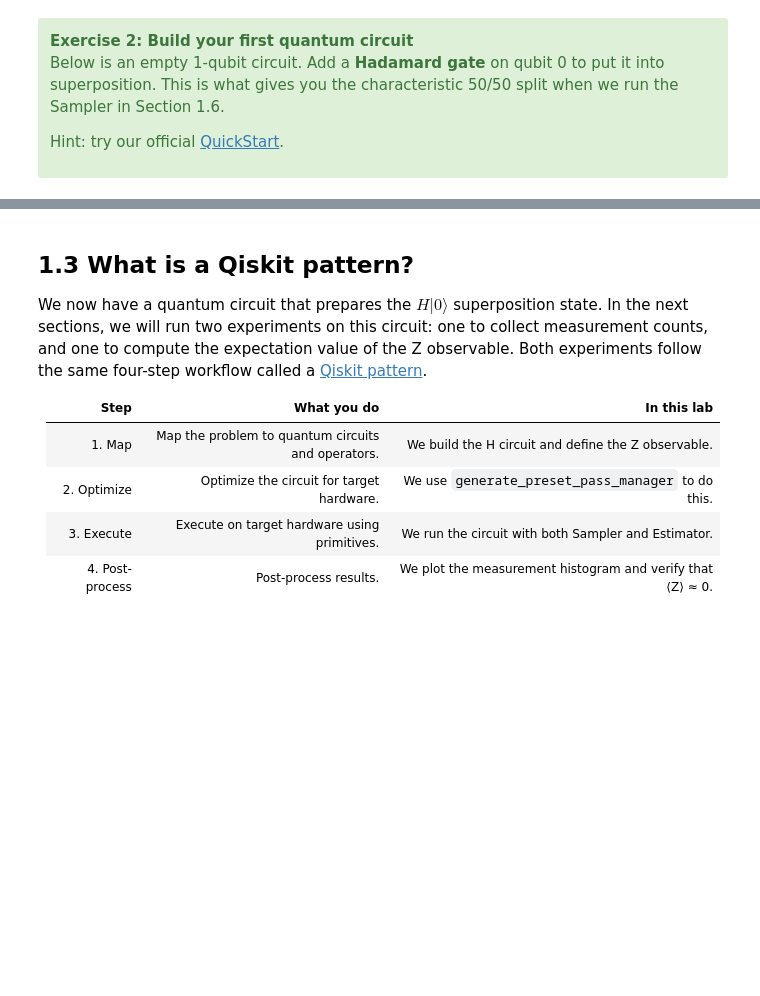
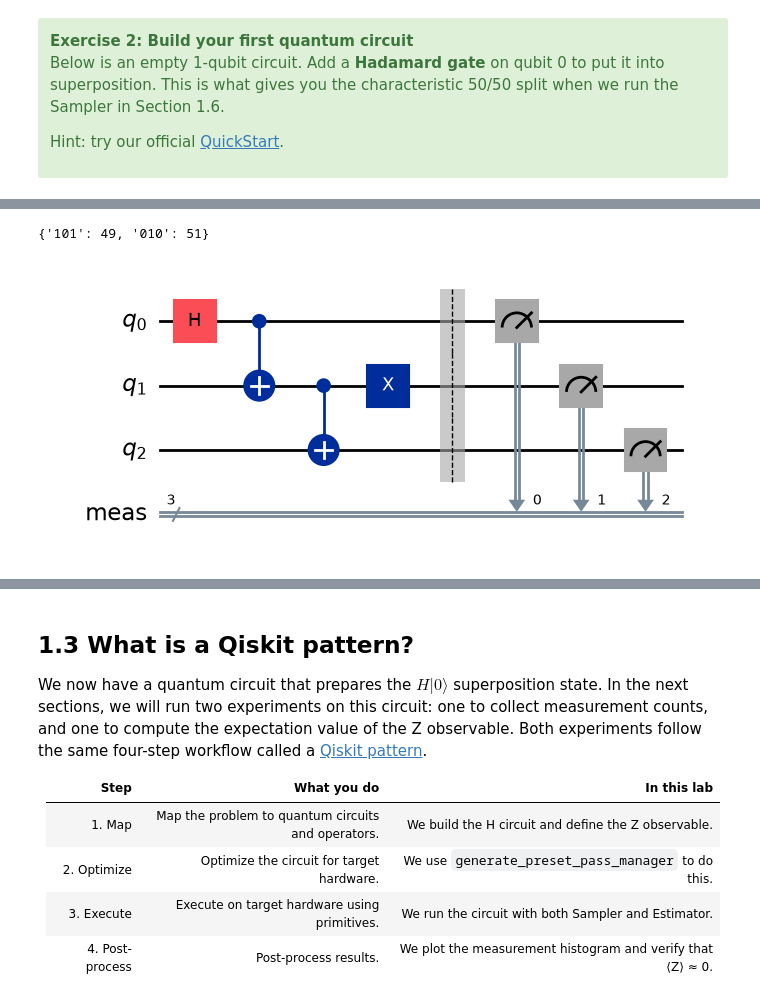
Before and after one commit to MelB18/EasyQuanten, a Jupyter notebook: qgss2026_lab0.ipynb, the cells around one changed output, grey strips where cells are left out. Cells and saved outputs as stored; diff of their text form; code cells hidden in the pictures; blank space fills up the shorter version.

```diff
--- a/qgss2026_lab0.ipynb
+++ b/qgss2026_lab0.ipynb
@@ -173,0 +198,19 @@ qc.draw("mpl")
+# %%
+
+
+qc = QuantumCircuit(3)
+qc.h(0)
+qc.cx(0, 1)
+qc.cx(1, 2)
+qc.x(1)
+
+qc.measure_all()
+
+sampler = StatevectorSampler()
+result = sampler.run([qc], shots=100).result()
+print(result[0].data.meas.get_counts())
+
+qc.draw("mpl")
+# %% [output]
+{'101': 49, '010': 51}
+[figure, added]
```
Also changed, not shown: parts of 5 cells of this notebook.
